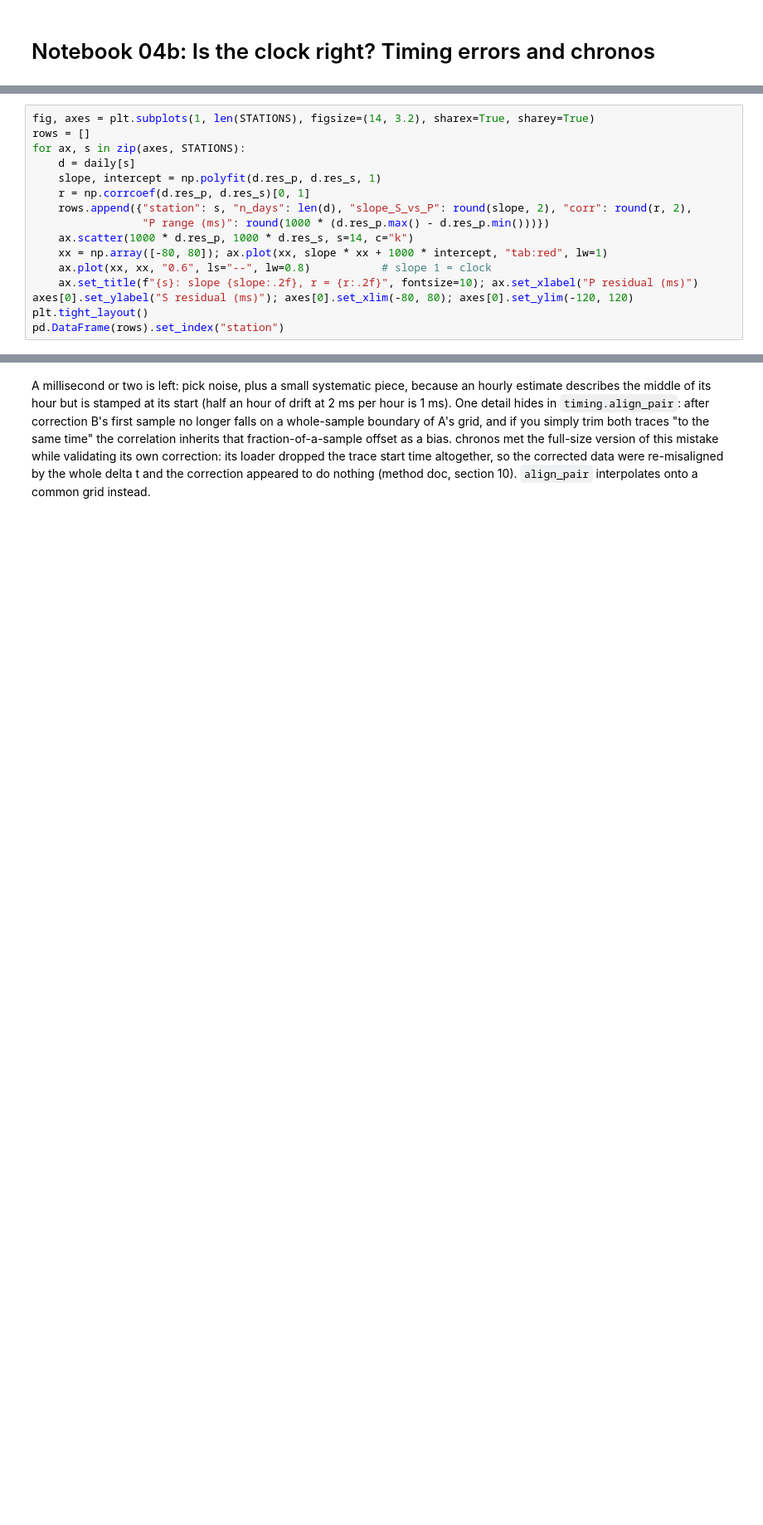
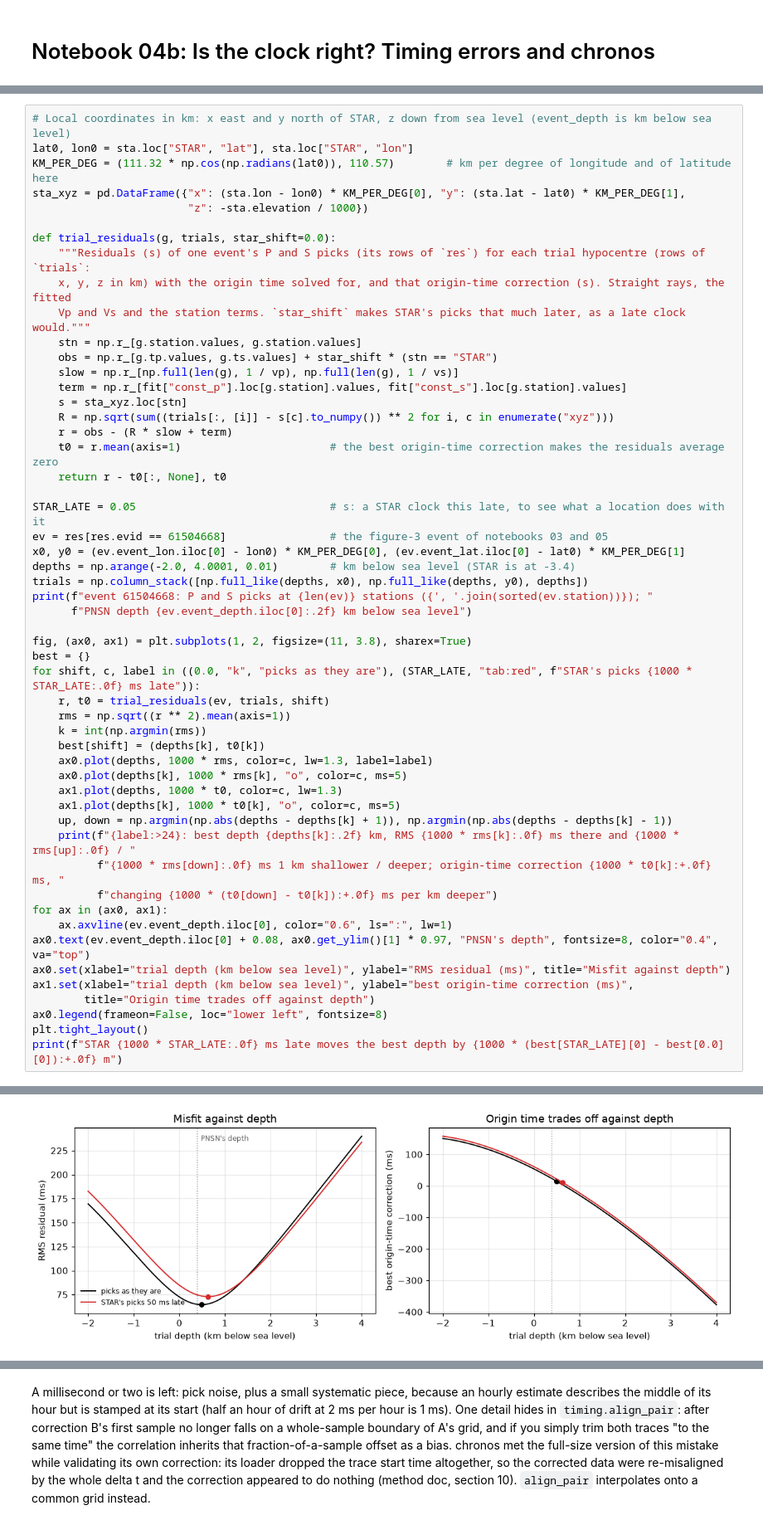
Before and after one commit to mhemmett/rainier-sws-tutorials, a Jupyter notebook: notebooks/04b_timing_and_clock_errors.ipynb, the cells around one changed output, grey strips where cells are left out. Shown at 83% size. Drawn from its saved outputs; the diff is of its cells as text; blank space fills up the shorter version.

```diff
--- a/notebooks/04b_timing_and_clock_errors.ipynb
+++ b/notebooks/04b_timing_and_clock_errors.ipynb
@@ -83,16 +2,0 @@ Make that comparison quantitative: for each station, regress the daily S residua
-# %%
-fig, axes = plt.subplots(1, len(STATIONS), figsize=(14, 3.2), sharex=True, sharey=True)
-rows = []
-for ax, s in zip(axes, STATIONS):
-    d = daily[s]
-    slope, intercept = np.polyfit(d.res_p, d.res_s, 1)
-    r = np.corrcoef(d.res_p, d.res_s)[0, 1]
-    rows.append({"station": s, "n_days": len(d), "slope_S_vs_P": round(slope, 2), "corr": round(r, 2),
-                 "P range (ms)": round(1000 * (d.res_p.max() - d.res_p.min()))})
-    ax.scatter(1000 * d.res_p, 1000 * d.res_s, s=14, c="k")
-    xx = np.array([-80, 80]); ax.plot(xx, slope * xx + 1000 * intercept, "tab:red", lw=1)
-    ax.plot(xx, xx, "0.6", ls="--", lw=0.8)           # slope 1 = clock
-    ax.set_title(f"{s}: slope {slope:.2f}, r = {r:.2f}", fontsize=10); ax.set_xlabel("P residual (ms)")
-axes[0].set_ylabel("S residual (ms)"); axes[0].set_xlim(-80, 80); axes[0].set_ylim(-120, 120)
-plt.tight_layout()
-pd.DataFrame(rows).set_index("station")
@@ -253,0 +151,54 @@ segment 1: residual clock error after correction, median -2.3 ms, MAD 0.6 ms, n
+# %%
+# Local coordinates in km: x east and y north of STAR, z down from sea level (event_depth is km below sea level)
+lat0, lon0 = sta.loc["STAR", "lat"], sta.loc["STAR", "lon"]
+KM_PER_DEG = (111.32 * np.cos(np.radians(lat0)), 110.57)        # km per degree of longitude and of latitude here
+sta_xyz = pd.DataFrame({"x": (sta.lon - lon0) * KM_PER_DEG[0], "y": (sta.lat - lat0) * KM_PER_DEG[1],
+                        "z": -sta.elevation / 1000})
+
+def trial_residuals(g, trials, star_shift=0.0):
+    """Residuals (s) of one event's P and S picks (its rows of `res`) for each trial hypocentre (rows of `trials`:
+    x, y, z in km) with the origin time solved for, and that origin-time correction (s). Straight rays, the fitted
+    Vp and Vs and the station terms. `star_shift` makes STAR's picks that much later, as a late clock would."""
+    stn = np.r_[g.station.values, g.station.values]
+    obs = np.r_[g.tp.values, g.ts.values] + star_shift * (stn == "STAR")
+    slow = np.r_[np.full(len(g), 1 / vp), np.full(len(g), 1 / vs)]
+    term = np.r_[fit["const_p"].loc[g.station].values, fit["const_s"].loc[g.station].values]
+    s = sta_xyz.loc[stn]
+    R = np.sqrt(sum((trials[:, [i]] - s[c].to_numpy()) ** 2 for i, c in enumerate("xyz")))
+    r = obs - (R * slow + term)
+    t0 = r.mean(axis=1)                       # the best origin-time correction makes the residuals average zero
+    return r - t0[:, None], t0
+
+STAR_LATE = 0.05                              # s: a STAR clock this late, to see what a location does with it
+ev = res[res.evid == 61504668]                # the figure-3 event of notebooks 03 and 05
+x0, y0 = (ev.event_lon.iloc[0] - lon0) * KM_PER_DEG[0], (ev.event_lat.iloc[0] - lat0) * KM_PER_DEG[1]
+depths = np.arange(-2.0, 4.0001, 0.01)        # km below sea level (STAR is at -3.4)
+trials = np.column_stack([np.full_like(depths, x0), np.full_like(depths, y0), depths])
+print(f"event 61504668: P and S picks at {len(ev)} stations ({', '.join(sorted(ev.station))}); "
+      f"PNSN depth {ev.event_depth.iloc[0]:.2f} km below sea level")
+
+fig, (ax0, ax1) = plt.subplots(1, 2, figsize=(11, 3.8), sharex=True)
+best = {}
+for shift, c, label in ((0.0, "k", "picks as they are"), (STAR_LATE, "tab:red", f"STAR's picks {1000 * STAR_LATE:.0f} ms late")):
+    r, t0 = trial_residuals(ev, trials, shift)
+    rms = np.sqrt((r ** 2).mean(axis=1))
+    k = int(np.argmin(rms))
+    best[shift] = (depths[k], t0[k])
+    ax0.plot(depths, 1000 * rms, color=c, lw=1.3, label=label)
+    ax0.plot(depths[k], 1000 * rms[k], "o", color=c, ms=5)
+    ax1.plot(depths, 1000 * t0, color=c, lw=1.3)
+    ax1.plot(depths[k], 1000 * t0[k], "o", color=c, ms=5)
+    up, down = np.argmin(np.abs(depths - depths[k] + 1)), np.argmin(np.abs(depths - depths[k] - 1))
+    print(f"{label:>24}: best depth {depths[k]:.2f} km, RMS {1000 * rms[k]:.0f} ms there and {1000 * rms[up]:.0f} / "
+          f"{1000 * rms[down]:.0f} ms 1 km shallower / deeper; origin-time correction {1000 * t0[k]:+.0f} ms, "
+          f"changing {1000 * (t0[down] - t0[k]):+.0f} ms per km deeper")
+for ax in (ax0, ax1):
+    ax.axvline(ev.event_depth.iloc[0], color="0.6", ls=":", lw=1)
+ax0.text(ev.event_depth.iloc[0] + 0.08, ax0.get_ylim()[1] * 0.97, "PNSN's depth", fontsize=8, color="0.4", va="top")
+ax0.set(xlabel="trial depth (km below sea level)", ylabel="RMS residual (ms)", title="Misfit against depth")
+ax1.set(xlabel="trial depth (km below sea level)", ylabel="best origin-time correction (ms)",
+        title="Origin time trades off against depth")
+ax0.legend(frameon=False, loc="lower left", fontsize=8)
+plt.tight_layout()
+print(f"STAR {1000 * STAR_LATE:.0f} ms late moves the best depth by {1000 * (best[STAR_LATE][0] - best[0.0][0]):+.0f} m")
+# %% [output]
@@ -253,0 +209 @@ segment 1: residual clock error after correction, median -2.3 ms, MAD 0.6 ms, n
+[figure, added]
```
Also changed, not shown: parts of 111 cells of this notebook, 3 other files.
